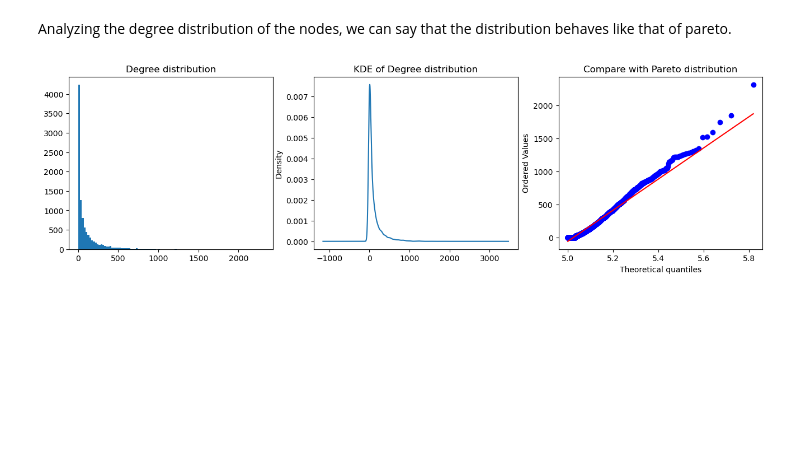
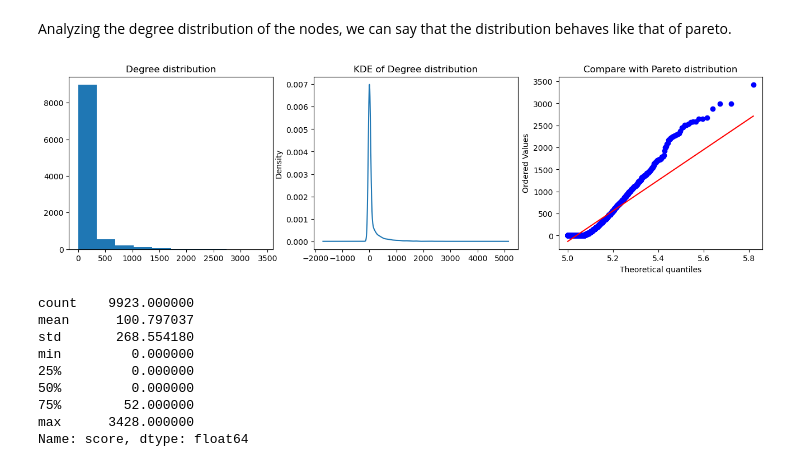
Before and after one commit to AngeloLongano/graph_analytics_movie_dataset, a Jupyter notebook: 2_exploratory_analysis.ipynb, the cells around one changed output. Drawn from its saved outputs; the diff is of its cells as text; code cells hidden in the pictures; blank space fills up the shorter version.

```diff
--- a/2_exploratory_analysis.ipynb
+++ b/2_exploratory_analysis.ipynb
@@ -107,7 +157,7 @@ First of all it be created some graph projection for starting exploration of dat
 result = gds.run_cypher(
     """
     CALL gds.graph.project(
-    'movies-graph',
+    'movies-full',
     '*',
     '*'
     )
@@ -154,24 +245,24 @@ The graph structure is in general weakly connected so we can do a global analysi
 # %%
 result = gds.run_cypher(
     """
-    CALL gds.wcc.stats("movies-graph")
+    CALL gds.wcc.stats("movies-full")
     YIELD componentCount
     """
 ).componentCount[0]
 print(f"In general graph ther's {result} weakly connected component.")
 result = gds.run_cypher(
     """
-    CALL gds.wcc.stats("movies-genres")
+    CALL gds.wcc.stats("movies-rated")
     YIELD componentCount
     """
 ).componentCount[0]
-print(f"And also in movies-genres graph ther's {result} weakly connected component.")
+print(f"And also in movies-rated graph ther's {result} weakly connected component.")
 result = gds.run_cypher(
     """
-    CALL gds.wcc.stats("movies-users")
+    CALL gds.wcc.stats("users-rates")
     YIELD componentCount
     """
 ).componentCount[0]
-print(f"But in movies-users graph ther're {result} weakly connected component.")
+print(f"But in users-rates graph ther're {result} weakly connected component.")
 # %% [output]
 In general graph ther's 1 weakly connected component.
@@ -180,31 +271,24 @@ But in movies-users graph ther're 178 weakly connected component.
 # %%
 result = gds.run_cypher(
     """
-    CALL gds.wcc.stream("movies-users")
+    CALL gds.wcc.stream("users-rates")
     YIELD nodeId, componentId
-    RETURN nodeId as id, componentId
-    ORDER BY componentId, id
+    RETURN nodeId AS title, componentId
+    ORDER BY componentId, title
     """
 )
 unique_results = result.nunique()
 print(
-    f"Uniques values of WCC: {unique_results.id} elements in {unique_results.componentId} groups"
+    f"Uniques values of WCC: {unique_results.title} elements in {unique_results.componentId} groups"
 )
 unique_results = result[result["componentId"] > 0].nunique()
 print(
-    f"Uniques values of WCC without first group: {unique_results.id} elements in {unique_results.componentId} groups"
+    f"Uniques values of WCC without first group: {unique_results.title} elements in {unique_results.componentId} groups"
 )
 print(
     f"So {unique_results.componentId} with 1 node for each groups (excluding the firstone)"
 )
-strange_nodes = result[result["componentId"] > 0]
-
-
-degree_distribution = gds.run_cypher(
-    """
-    CALL gds.degree.stream("movies-graph")
-    """
-)
+result[result["componentId"] > 0]
 # %% [output]
 Uniques values of WCC: 9923 elements in 178 groups
 Uniques values of WCC without first group: 177 elements in 177 groups
@@ -219,7 +316,7 @@ This graph was chosen because of its higher density compared with the other data
 # %%
 result = gds.run_cypher(
     """
-    CALL gds.graph.list('movies-graph')
+    CALL gds.graph.list('movies-full')
     YIELD density,degreeDistribution
 """
 )
@@ -233,17 +330,27 @@ Analyzing the degree distribution of the nodes, we can say that the distribution
 # %%
 result = gds.run_cypher(
     """
-    CALL gds.degree.stream("movies-graph")
+    CALL gds.degree.stream("movies-rated")
     """
 )
-degree_distribution = result["score"]
+movies_degree = result["score"]
 fig, ax = plt.subplots(1, 3, figsize=(16, 4))
-ax[0].hist(degree_distribution, bins=100)
+ax[0].hist(movies_degree, bins=10)
 ax[0].set_title("Degree distribution")
-degree_distribution.plot.kde(ax=ax[1])
+movies_degree.plot.kde(ax=ax[1])
 ax[1].set_title("KDE of Degree distribution")
-stats.probplot(degree_distribution, dist="pareto", sparams=(16, 4), plot=ax[2])
+stats.probplot(movies_degree, dist="pareto", sparams=(16, 4), plot=ax[2])
 ax[2].set_title("Compare with Pareto distribution")
 plt.show()
+movies_degree.describe()
 # %% [output]
-[figure, old version]
+[figure, new version]
+count    9923.000000
+mean      100.797037
+std       268.554180
+min         0.000000
+25%         0.000000
+50%         0.000000
+75%        52.000000
+max      3428.000000
+Name: score, dtype: float64
```
Also changed, not shown: parts of 25 cells of this notebook, 4 other files.
